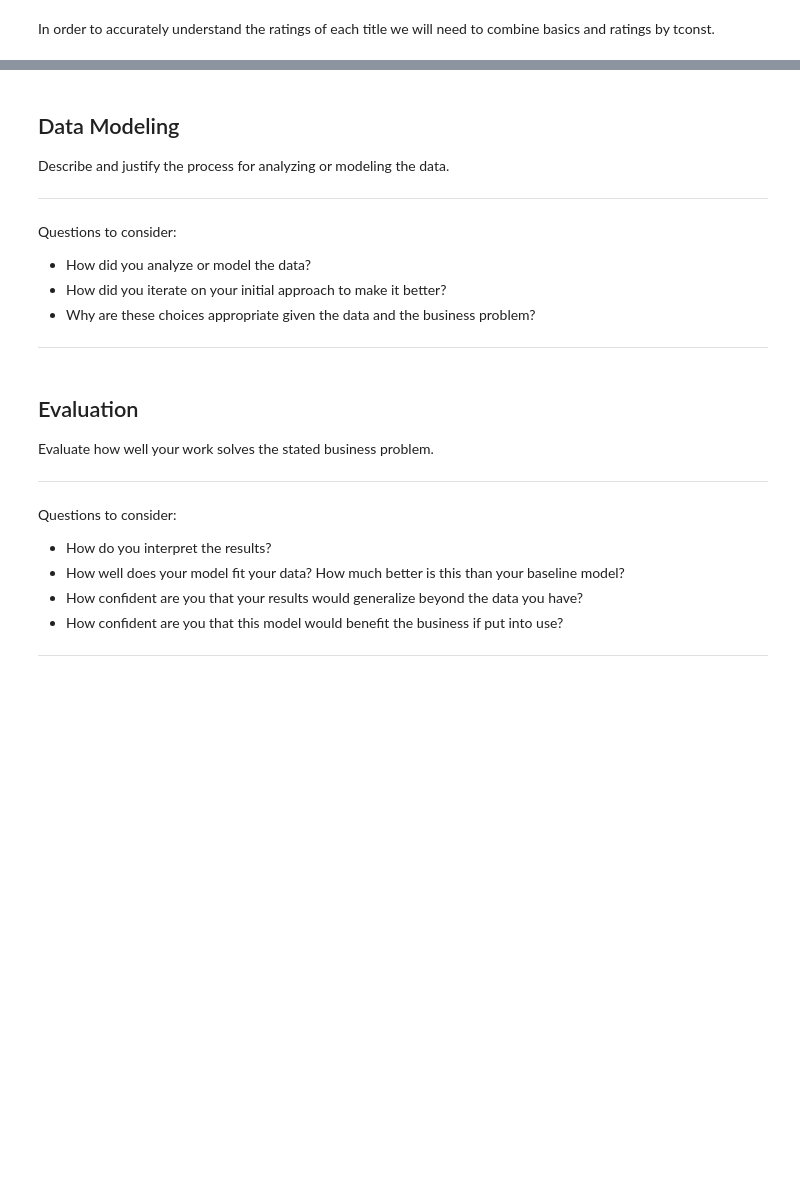
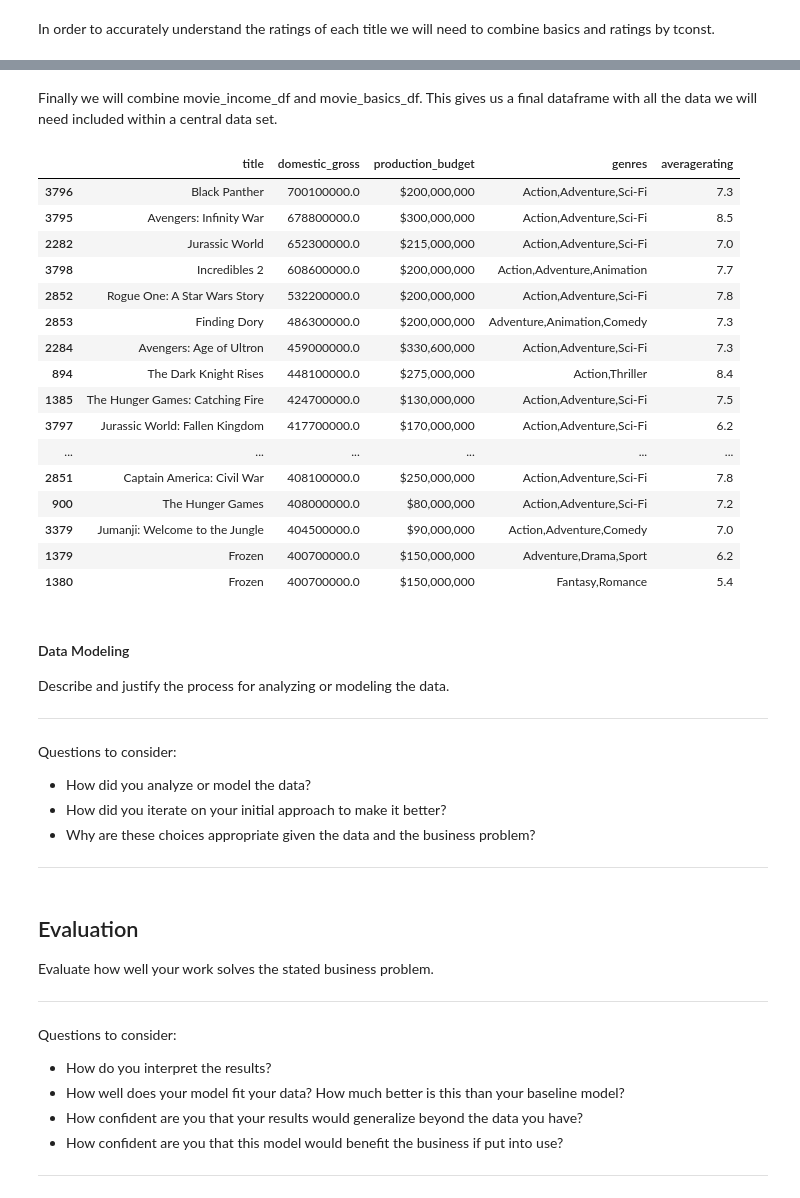
Before and after one commit to ashakeri92/dsc-phase-1-project-v2-3, a Jupyter notebook: analysis.ipynb, the cells around one changed output, grey strips where cells are left out. Cells and saved outputs as stored; diff of their text form; code cells hidden in the pictures; blank space fills up the shorter version.

```diff
--- a/analysis.ipynb
+++ b/analysis.ipynb
@@ -129,0 +127,6 @@ budgets.head(10)
+# %%
+#rename 'movie' columns to title to merge income and budgets
+
+budgets = budgets.rename(columns={'movie':'title'})
+
+budgets.head()
@@ -129,0 +140,8 @@ budgets.head(10)
+# %%
+#merge income and budgets by movie titles
+movie_income_df = pd.merge(income,
+                              budgets,
+                              on=['title'],
+                              how='left')
+
+movie_income_df.dropna().head()
@@ -145,0 +184,5 @@ basics.head()
+# %%
+#renamed 'primary_title' to 'title'
+basics = basics.rename(columns={'primary_title':'title'})
+
+basics.head()
@@ -167,0 +207,9 @@ NameError: name 'conn' is not defined
+# %%
+#merge movie ratings and basics, and drop all NaN values in average rating
+
+movie_basics_df = pd.merge(basics,
+                              ratings,
+                              on=['tconst'],
+                              how='left')
+
+movie_basics_df.sort_values(by='averagerating', ascending=False).dropna().head(20)
@@ -168,5 +234,33 @@ NameError: name 'conn' is not defined
+# %% [markdown]
+Finally we will combine movie_income_df and movie_basics_df. This gives us a final dataframe with all the data we will need included within a central data set.
+# %%
+movie_combined_df = pd.merge(movie_income_df,
+                              movie_basics_df,
+                              on=['title'],
+                              how='left')
+
+movie_combined_df.drop(['tconst'], axis=1, inplace=True)
+movie_combined_df.sort_values(by='domestic_gross', ascending=False).dropna().head(20)
+# %% [output]
+|  | title | domestic_gross | production_budget | genres | averagerating |
+| 3796 | Black Panther | 700100000.0 | $200,000,000 | Action,Adventure,Sci-Fi | 7.3 |
+| 3795 | Avengers: Infinity War | 678800000.0 | $300,000,000 | Action,Adventure,Sci-Fi | 8.5 |
+| 2282 | Jurassic World | 652300000.0 | $215,000,000 | Action,Adventure,Sci-Fi | 7.0 |
+| 3798 | Incredibles 2 | 608600000.0 | $200,000,000 | Action,Adventure,Animation | 7.7 |
+| 2852 | Rogue One: A Star Wars Story | 532200000.0 | $200,000,000 | Action,Adventure,Sci-Fi | 7.8 |
+| 2853 | Finding Dory | 486300000.0 | $200,000,000 | Adventure,Animation,Comedy | 7.3 |
+| 2284 | Avengers: Age of Ultron | 459000000.0 | $330,600,000 | Action,Adventure,Sci-Fi | 7.3 |
+| 894 | The Dark Knight Rises | 448100000.0 | $275,000,000 | Action,Thriller | 8.4 |
+| 1385 | The Hunger Games: Catching Fire | 424700000.0 | $130,000,000 | Action,Adventure,Sci-Fi | 7.5 |
+| 3797 | Jurassic World: Fallen Kingdom | 417700000.0 | $170,000,000 | Action,Adventure,Sci-Fi | 6.2 |
+| ... | ... | ... | ... | ... | ... |
+| 2851 | Captain America: Civil War | 408100000.0 | $250,000,000 | Action,Adventure,Sci-Fi | 7.8 |
+| 900 | The Hunger Games | 408000000.0 | $80,000,000 | Action,Adventure,Sci-Fi | 7.2 |
+| 3379 | Jumanji: Welcome to the Jungle | 404500000.0 | $90,000,000 | Action,Adventure,Comedy | 7.0 |
+| 1379 | Frozen | 400700000.0 | $150,000,000 | Adventure,Drama,Sport | 6.2 |
+| 1380 | Frozen | 400700000.0 | $150,000,000 | Fantasy,Romance | 5.4 |
 # %% [markdown]
-## Data Modeling
+#### Data Modeling
 Describe and justify the process for analyzing or modeling the data.
 
 ***
```
Also changed, not shown: parts of 19 cells of this notebook, 1 other file.
